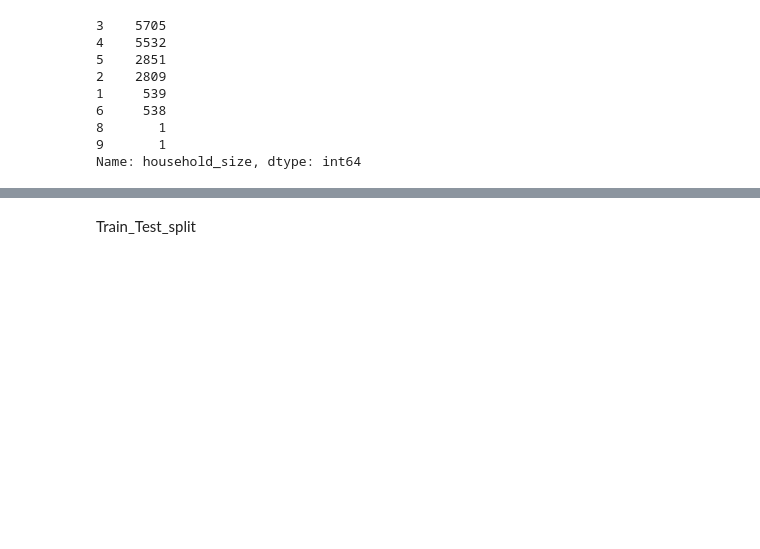
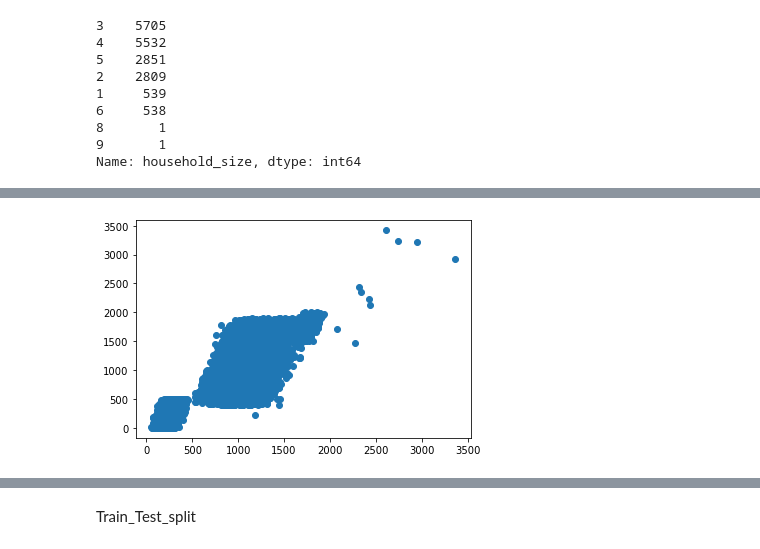
Before and after one commit to guillelm64/mid-project, a Jupyter notebook: notebooks/main.ipynb, the cells around one changed output, grey strips where cells are left out. Saved outputs shown, nothing was run; the diff lists cells and outputs as text; code cells hidden in the pictures; blank space fills up the shorter version.

```diff
--- a/notebooks/main.ipynb
+++ b/notebooks/main.ipynb
@@ -345,0 +377,6 @@ Name: household_size, dtype: int64
+# %%
+fig, ax = plt.subplots()
+ax.scatter(x = num['average_balance'], y = num['q2_balance'])
+plt.show()
+# %% [output]
+[figure, added]
```
Also changed, not shown: parts of 29 cells of this notebook.
